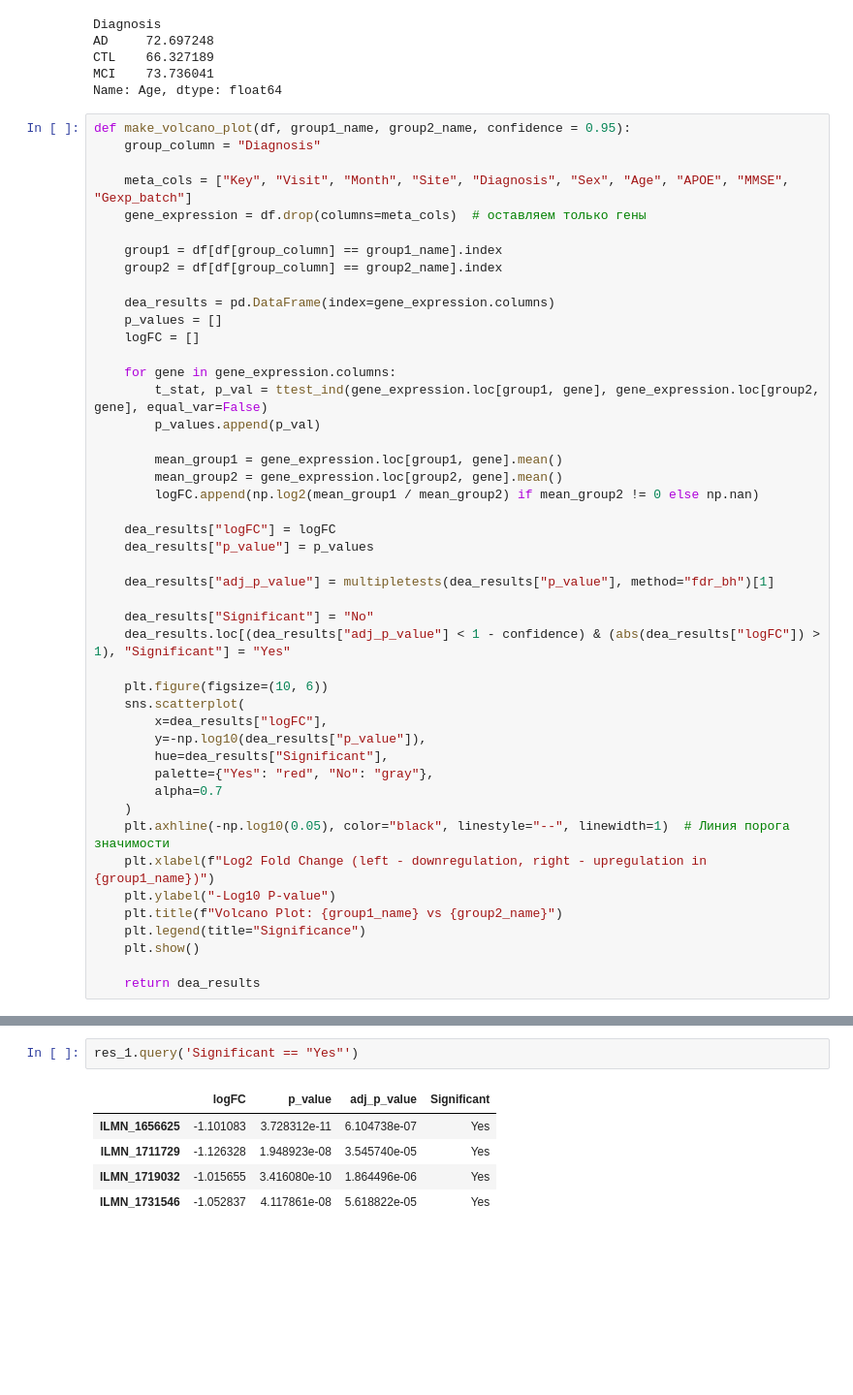
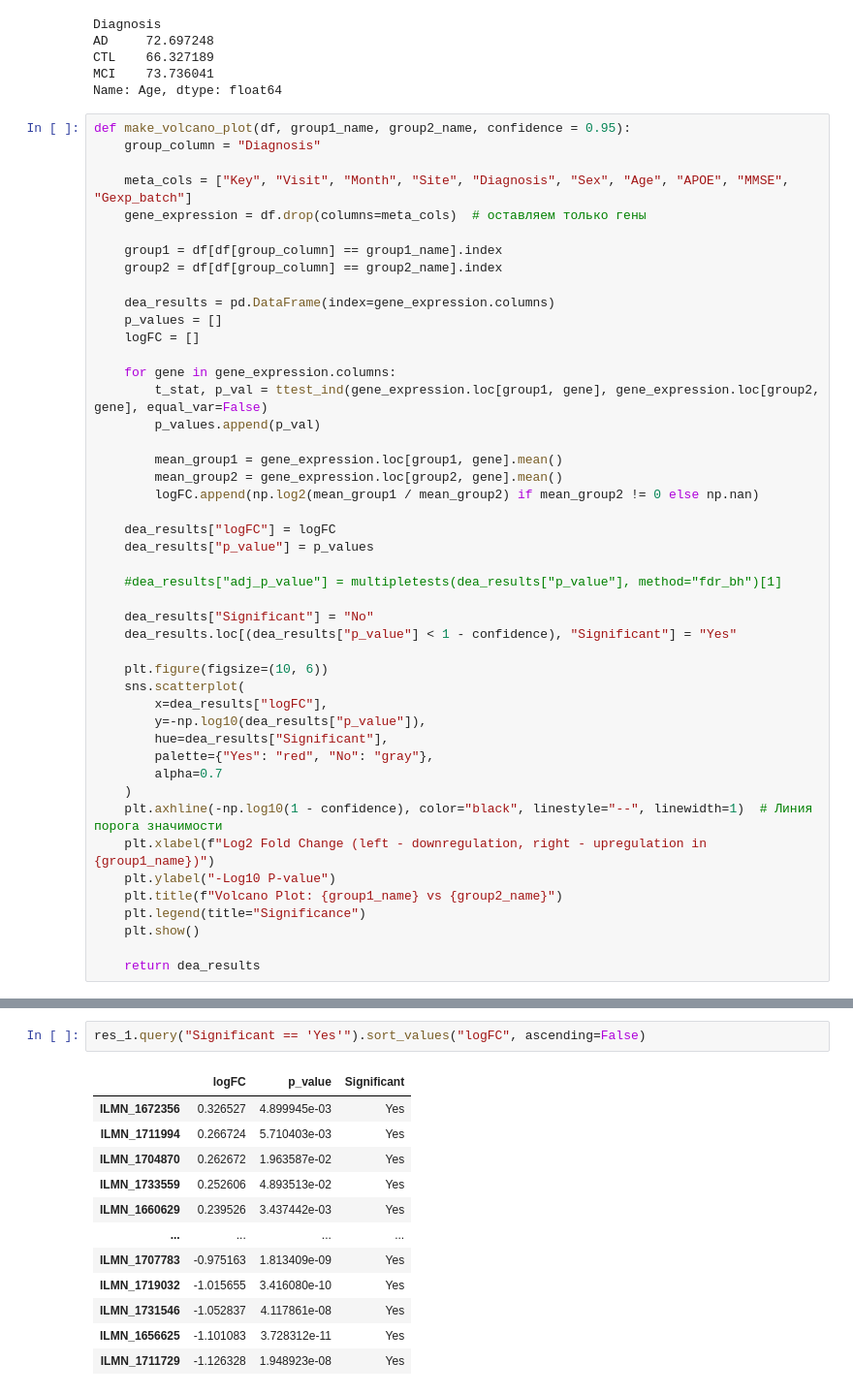
Before and after one commit to AlbertBay/AlzheimerCausalInference, a Jupyter notebook: differential_exp_analysis.ipynb, the cells around one changed output, grey strips where cells are left out. Shown: that part at 97% size. Saved outputs shown, nothing was run; the diff lists cells and outputs as text; blank space fills up the shorter version.

```diff
--- a/differential_exp_analysis.ipynb
+++ b/differential_exp_analysis.ipynb
@@ -52,10 +55,10 @@ def make_volcano_plot(df, group1_name, group2_name, confidence = 0.95):
     dea_results["logFC"] = logFC
     dea_results["p_value"] = p_values
 
-    dea_results["adj_p_value"] = multipletests(dea_results["p_value"], method="fdr_bh")[1]
+    #dea_results["adj_p_value"] = multipletests(dea_results["p_value"], method="fdr_bh")[1]
 
     dea_results["Significant"] = "No"
-    dea_results.loc[(dea_results["adj_p_value"] < 1 - confidence) & (abs(dea_results["logFC"]) > 1), "Significant"] = "Yes"
+    dea_results.loc[(dea_results["p_value"] < 1 - confidence), "Significant"] = "Yes"
 
     plt.figure(figsize=(10, 6))
     sns.scatterplot(
@@ -65,7 +68,7 @@ def make_volcano_plot(df, group1_name, group2_name, confidence = 0.95):
         palette={"Yes": "red", "No": "gray"},
         alpha=0.7
     )
-    plt.axhline(-np.log10(0.05), color="black", linestyle="--", linewidth=1)  # Линия порога значимости
+    plt.axhline(-np.log10(1 - confidence), color="black", linestyle="--", linewidth=1)  # Линия порога значимости
     plt.xlabel(f"Log2 Fold Change (left - downregulation, right - upregulation in {group1_name})")
     plt.ylabel("-Log10 P-value")
     plt.title(f"Volcano Plot: {group1_name} vs {group2_name}")
@@ -80,8 +83,15 @@ res_1 = make_volcano_plot(gene_expression, "AD", "CTL", confidence=0.95)
 # %%
-res_1.query('Significant == "Yes"')
+res_1.query("Significant == 'Yes'").sort_values("logFC", ascending=False)
 # %% [output]
-|  | logFC | p_value | adj_p_value | Significant |
-| ILMN_1656625 | -1.101083 | 3.728312e-11 | 6.104738e-07 | Yes |
-| ILMN_1711729 | -1.126328 | 1.948923e-08 | 3.545740e-05 | Yes |
-| ILMN_1719032 | -1.015655 | 3.416080e-10 | 1.864496e-06 | Yes |
-| ILMN_1731546 | -1.052837 | 4.117861e-08 | 5.618822e-05 | Yes |
+|  | logFC | p_value | Significant |
+| ILMN_1672356 | 0.326527 | 4.899945e-03 | Yes |
+| ILMN_1711994 | 0.266724 | 5.710403e-03 | Yes |
+| ILMN_1704870 | 0.262672 | 1.963587e-02 | Yes |
+| ILMN_1733559 | 0.252606 | 4.893513e-02 | Yes |
+| ILMN_1660629 | 0.239526 | 3.437442e-03 | Yes |
+| ... | ... | ... | ... |
+| ILMN_1707783 | -0.975163 | 1.813409e-09 | Yes |
+| ILMN_1719032 | -1.015655 | 3.416080e-10 | Yes |
+| ILMN_1731546 | -1.052837 | 4.117861e-08 | Yes |
+| ILMN_1656625 | -1.101083 | 3.728312e-11 | Yes |
+| ILMN_1711729 | -1.126328 | 1.948923e-08 | Yes |
```
Also changed, not shown: parts of 8 cells of this notebook, 1 other file.
